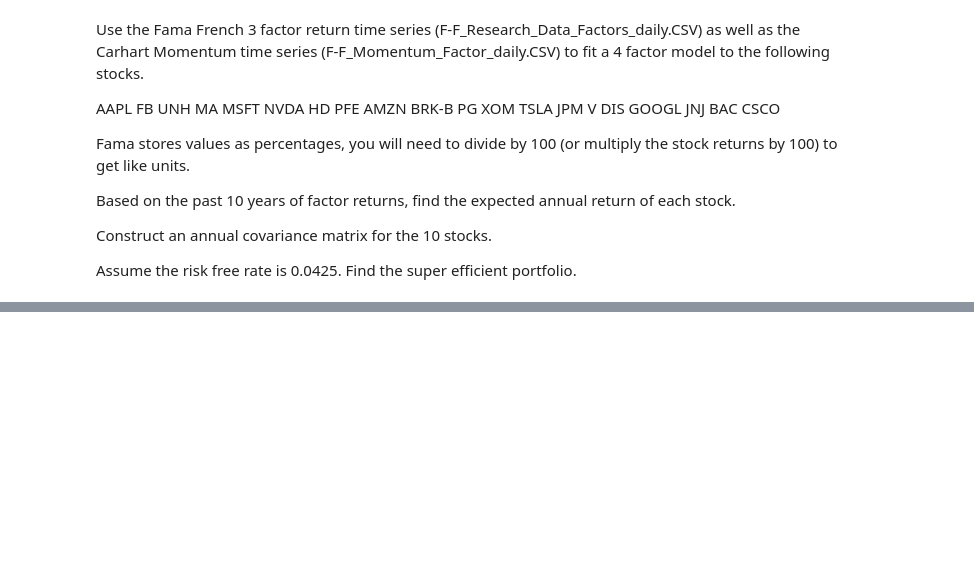
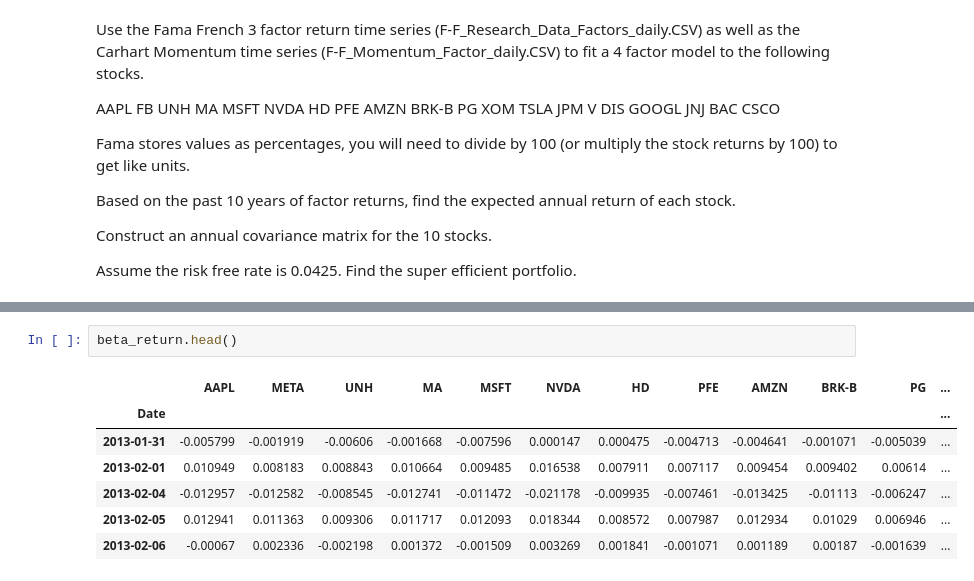
Before and after one commit to NemoDarjeeling/Fintech545, a Jupyter notebook: week7/week7_assignment/week7_assignment.ipynb, the cells around one changed output, grey strips where cells are left out. Drawn from its saved outputs; the diff is of its cells as text; blank space fills up the shorter version.

```diff
--- a/week7/week7_assignment/week7_assignment.ipynb
+++ b/week7/week7_assignment/week7_assignment.ipynb
@@ -590,0 +668,10 @@ Assume the risk free rate is 0.0425. Find the super efficient portfolio.
+# %%
+beta_return.head()
+# %% [output]
+|  | AAPL | META | UNH | MA | MSFT | NVDA | HD | PFE | AMZN | BRK-B | PG | ... |
+| Date |  |  |  |  |  |  |  |  |  |  |  | ... |
+| 2013-01-31 | -0.005799 | -0.001919 | -0.00606 | -0.001668 | -0.007596 | 0.000147 | 0.000475 | -0.004713 | -0.004641 | -0.001071 | -0.005039 | ... |
+| 2013-02-01 | 0.010949 | 0.008183 | 0.008843 | 0.010664 | 0.009485 | 0.016538 | 0.007911 | 0.007117 | 0.009454 | 0.009402 | 0.00614 | ... |
+| 2013-02-04 | -0.012957 | -0.012582 | -0.008545 | -0.012741 | -0.011472 | -0.021178 | -0.009935 | -0.007461 | -0.013425 | -0.01113 | -0.006247 | ... |
+| 2013-02-05 | 0.012941 | 0.011363 | 0.009306 | 0.011717 | 0.012093 | 0.018344 | 0.008572 | 0.007987 | 0.012934 | 0.01029 | 0.006946 | ... |
+| 2013-02-06 | -0.00067 | 0.002336 | -0.002198 | 0.001372 | -0.001509 | 0.003269 | 0.001841 | -0.001071 | 0.001189 | 0.00187 | -0.001639 | ... |
```
Also changed, not shown: parts of 16 cells of this notebook.
